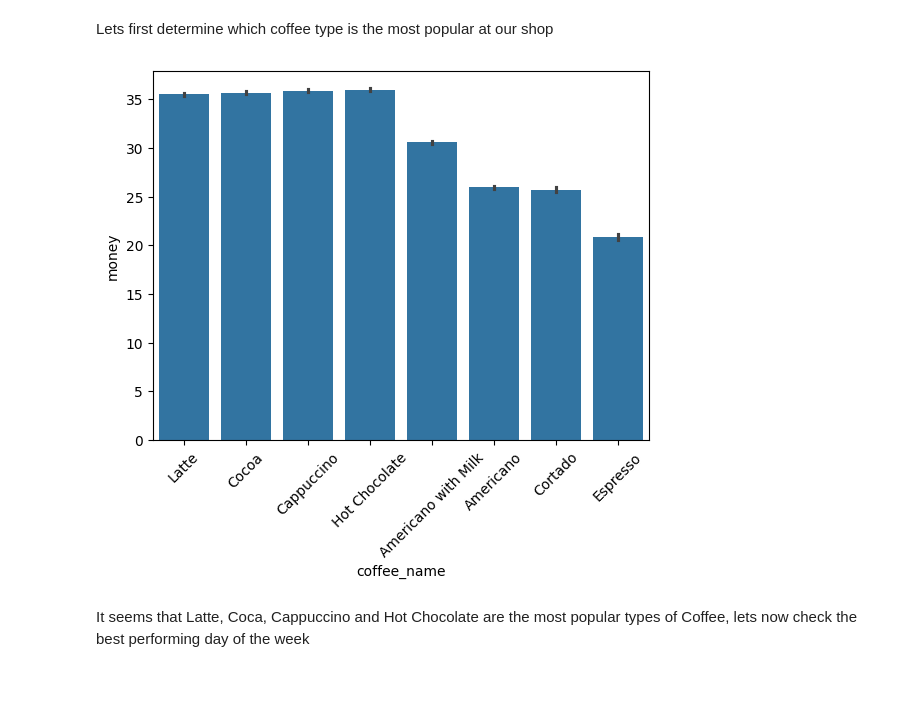
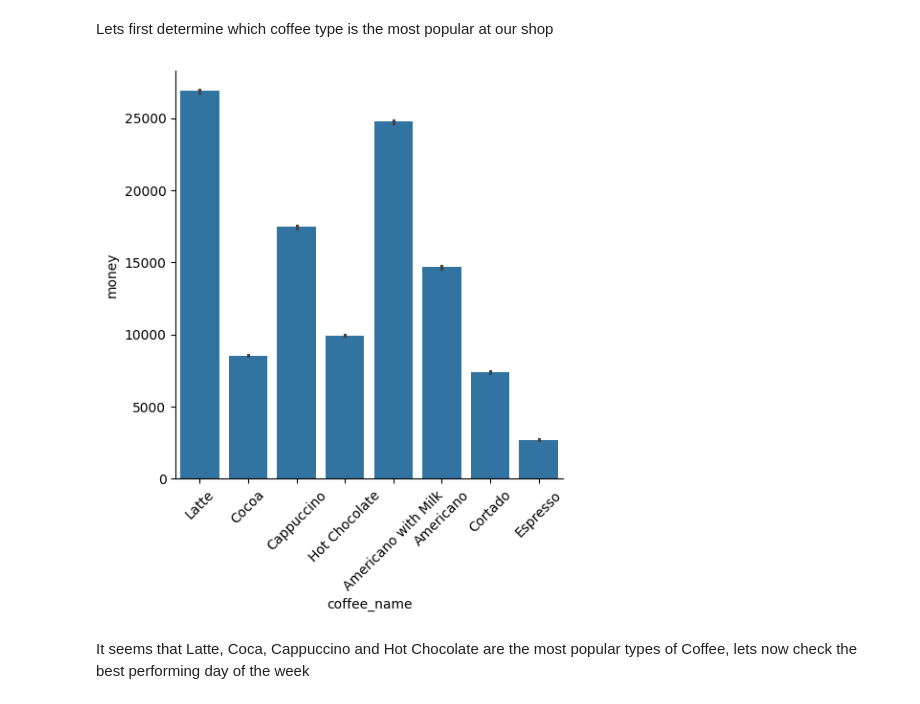
Before and after one commit to Syed-Ahmed02/Coffee-Sales-Visualization, a Jupyter notebook: notebook.ipynb, the cells around one changed output. Cells and saved outputs as stored; diff of their text form; code cells hidden in the pictures.

```diff
--- a/notebook.ipynb
+++ b/notebook.ipynb
@@ -54,11 +60,11 @@ plt.show()
 # %% [markdown]
 Lets first determine which coffee type is the most popular at our shop
 # %%
-sns.barplot(x='coffee_name',y='money',data=coffee_sales.sort_values(by="money",ascending=False))
+sns.catplot(x='coffee_name',y='money',data=coffee_sales.sort_values(by="money",ascending=False),kind="bar",estimator=sum)
 plt.xticks(rotation=45)
 
 plt.show()
 # %% [output]
-[figure, old version]
+[figure, new version]
 # %% [markdown]
 It seems that Latte, Coca, Cappuccino and Hot Chocolate are the most popular types of Coffee, lets now check the best performing day of the week
```
Also changed, not shown: parts of 3 cells of this notebook.
